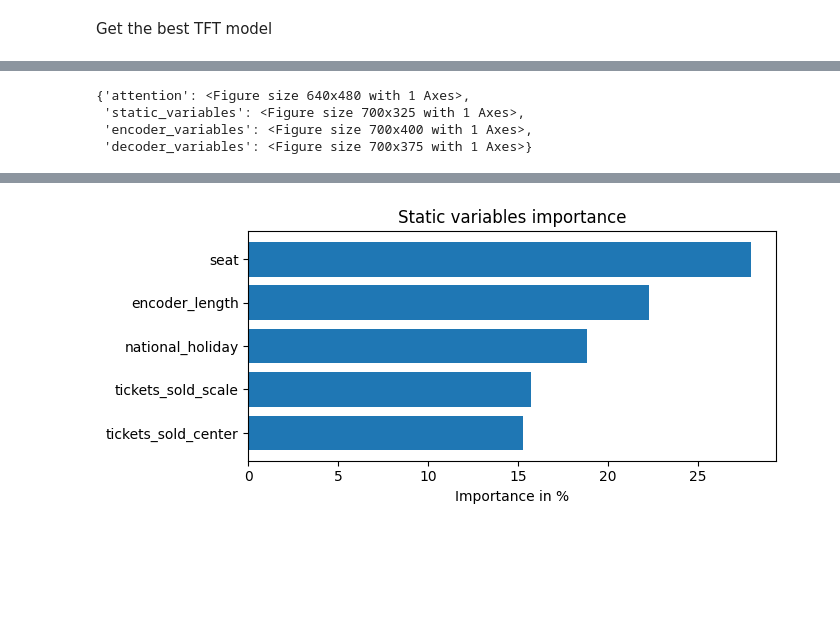
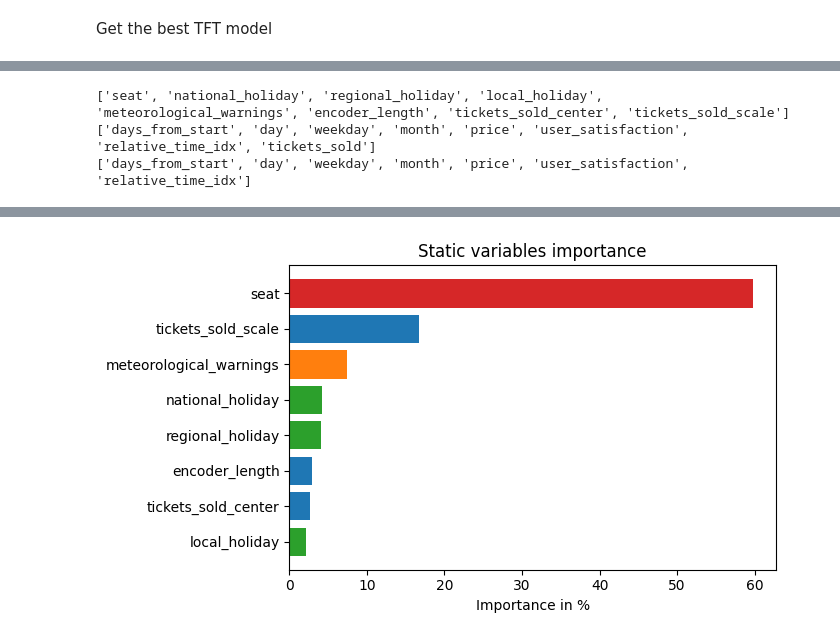
Before and after one commit to JoseAngelMartinB/robin, a Jupyter notebook: notebooks/10.0-renfe_forecasting_tft.ipynb, the cells around one changed output, grey strips where cells are left out. Drawn from its saved outputs; the diff is of its cells as text; code cells hidden in the pictures; blank space fills up the shorter version.

Commit message:
feat: renfe TFT files

```diff
--- a/notebooks/10.0-renfe_forecasting_tft.ipynb
+++ b/notebooks/10.0-renfe_forecasting_tft.ipynb
@@ -223,6 +268,6 @@ result = seasonal_decompose(series, model='additive', period=30).plot()
 Create training and validation time series dataset
 # %%
 min_prediction_length = 1 # We want to predict the next day
-max_prediction_length = 3 # We want to predict the next 3 days
-max_encoder_length = 4 * 7 # We want to use 4 weeks of data to predict the next 7 days
+max_prediction_length = 7 # We want to predict the next 7 days
+max_encoder_length = 30 # We want to use 30 days of data to predict the next 7 days
 training_cutoff = df['days_from_start'].max() - max_prediction_length
@@ -229,3 +276,5 @@ training_cutoff = df['days_from_start'].max() - max_prediction_length
+# %%
+df.loc[df['arrival_day'] == '2023-12-25', 'national_holiday'] = 'Día de la Constitución Española'
 # %%
 training = TimeSeriesDataSet(
     df[lambda x: x.days_from_start <= training_cutoff],
@@ -236,10 +285,11 @@ training = TimeSeriesDataSet(
     max_encoder_length=max_encoder_length,
     min_prediction_length=min_prediction_length,
     max_prediction_length=max_prediction_length,
-    static_categoricals=['seat', 'national_holiday'],
-    time_varying_known_reals=['days_from_start', 'day', 'weekday', 'month', 'price', 'utility'],
+    static_categoricals=['seat', 'national_holiday', 'regional_holiday', 'local_holiday', 'meteorological_warnings'],
+    time_varying_known_reals=['days_from_start', 'day', 'weekday', 'month', 'price', 'user_satisfaction'],
     time_varying_unknown_reals=['tickets_sold'],
     target_normalizer=GroupNormalizer(groups=['seat'], transformation='softplus'),
+    #categorical_encoders={'national_holiday': NaNLabelEncoder(add_nan=True)},
     add_relative_time_idx=True,
     add_target_scales=True,
     add_encoder_length=True
@@ -441,3 +488,5 @@ Best model checkpoint: optuna_test/trial_24/epoch=46.ckpt
+# %%
+best_model_checkpoint = 'optuna_tft/trial_16/epoch=24.ckpt'
 # %%
 best_tft = TemporalFusionTransformer.load_from_checkpoint(best_model_checkpoint)
 best_tft
@@ -480,8 +530,9 @@ LOCAL_RANK: 0 - CUDA_VISIBLE_DEVICES: [0]
 # %%
 interpretation = best_tft.interpret_output(raw_predictions.output, reduction='sum')
-best_tft.plot_interpretation(interpretation)
+figs = best_tft.plot_interpretation(interpretation)
+for key, value in figs.items():
+    value.savefig(f'../reports/figures/renfe_tft/interpretation_{key}.svg', format='svg', bbox_inches='tight', transparent=True)
 # %% [output]
-{'attention': <Figure size 640x480 with 1 Axes>,
- 'static_variables': <Figure size 700x325 with 1 Axes>,
- 'encoder_variables': <Figure size 700x400 with 1 Axes>,
- 'decoder_variables': <Figure size 700x375 with 1 Axes>}
+['seat', 'national_holiday', 'regional_holiday', 'local_holiday', 'meteorological_warnings', 'encoder_length', 'tickets_sold_center', 'tickets_sold_scale']
+['days_from_start', 'day', 'weekday', 'month', 'price', 'user_satisfaction', 'relative_time_idx', 'tickets_sold']
+['days_from_start', 'day', 'weekday', 'month', 'price', 'user_satisfaction', 'relative_time_idx']
@@ -489 +540 @@ best_tft.plot_interpretation(interpretation)
-[figure, old version]
+[figure, new version]
```
Also changed, not shown: parts of 37 cells of this notebook, 17 other files.
